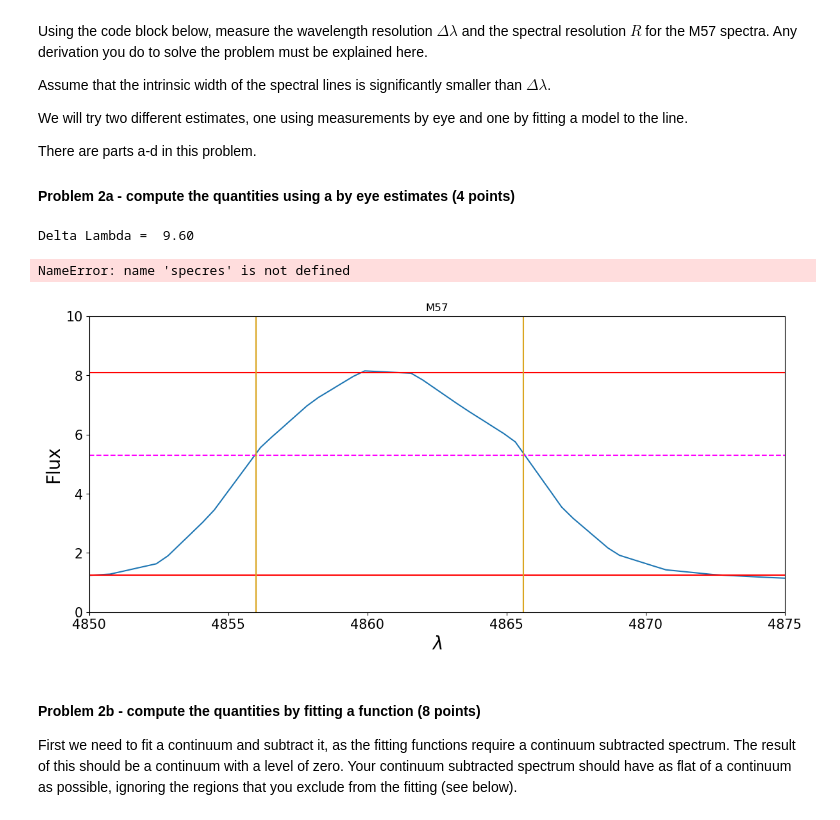
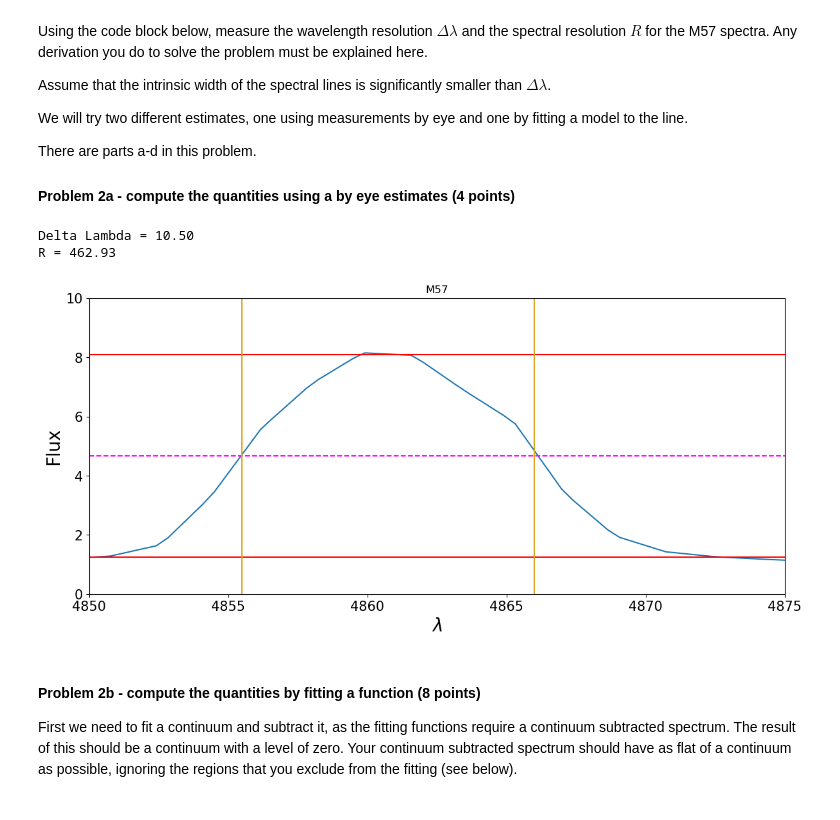
Before and after one commit to jupiterrible/Analysis_real_spectrum, a Jupyter notebook: analysis_real_spectra_student.ipynb, the cells around one changed output. Cells and saved outputs as stored; diff of their text form; code cells hidden in the pictures.

```diff
--- a/analysis_real_spectra_student.ipynb
+++ b/analysis_real_spectra_student.ipynb
@@ -159,39 +159,39 @@ lammin = 4850
 lammax = 4875
 ax.set_ylim([fluxmin,fluxmax])
 ax.set_xlim([lammin,lammax])
 
 #In the following section of code you will need to estimate the continuum and the peak of the line as horizontal lines.
 #The continuum level
 contlevel = 1.25
 plt.axhline(contlevel, color='red')
 
 #line peak
 linepeak = 8.1
 plt.axhline(linepeak, color='red')
 
 #Provide a calculation to determine the half maximum
-halfmax = contlevel + (linepeak / 2)
+halfmax = (contlevel + linepeak) / 2
 plt.axhline(halfmax,color='magenta',linestyle='--')
 
 #Now find wavelengths corresponding to short and long wavelength sides of FWHM by using the vertical
 #lines that will be drawn on the graph
-lowlam = 4856
-highlam = 4865.6
+lowlam = 4855.5
+highlam = 4866
 plt.axvline(lowlam,color='goldenrod')
 plt.axvline(highlam,color='goldenrod')
 
 #calculate the FWHM
 deltalam = highlam - lowlam
 print('Delta Lambda = %5.2f' % deltalam)
 
 #calculate the spectral resolution
 lamcent = lowlam + (deltalam / 2)
 specres = lamcent / deltalam
 print('R = %6.2f' % specres)
 # %% [output]
-Delta Lambda =  9.60
+Delta Lambda = 10.50
+R = 462.93
-NameError: name 'specres' is not defined
-[figure, old version]
+[figure, new version]
 # %% [markdown]
 #### Problem 2b - compute the quantities by fitting a function (8 points)
 
```
Also changed, not shown: parts of 6 cells of this notebook.
